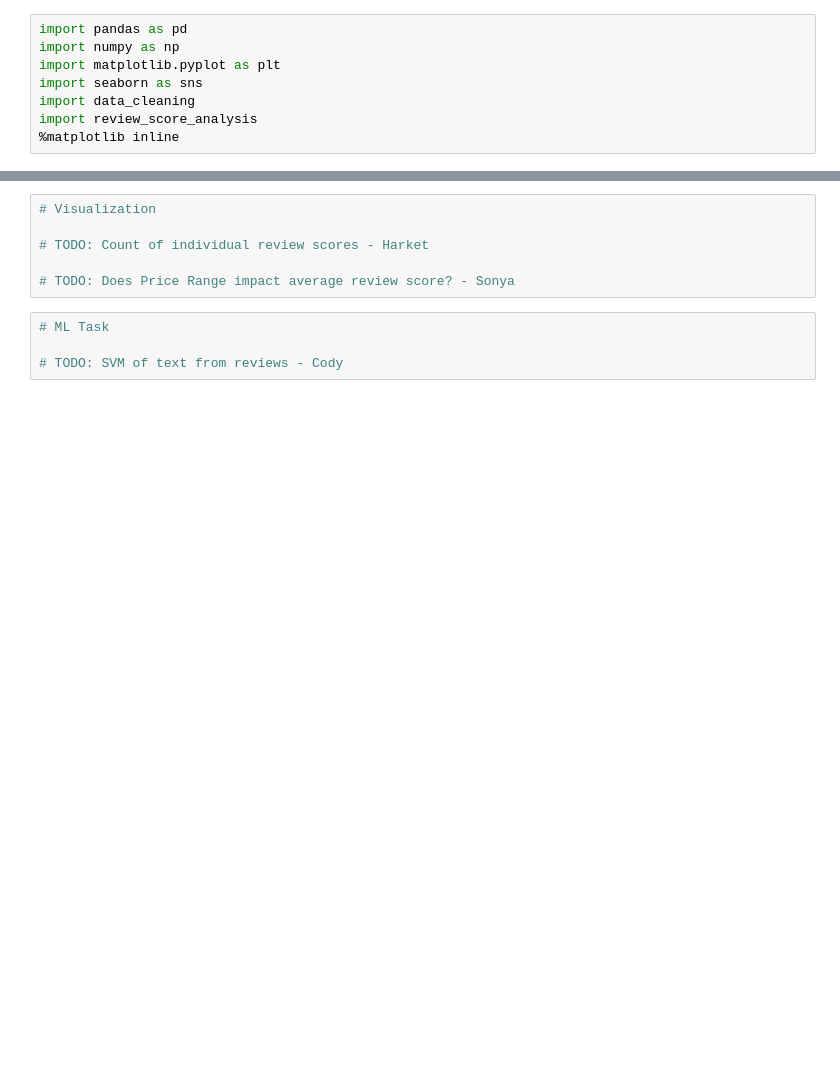
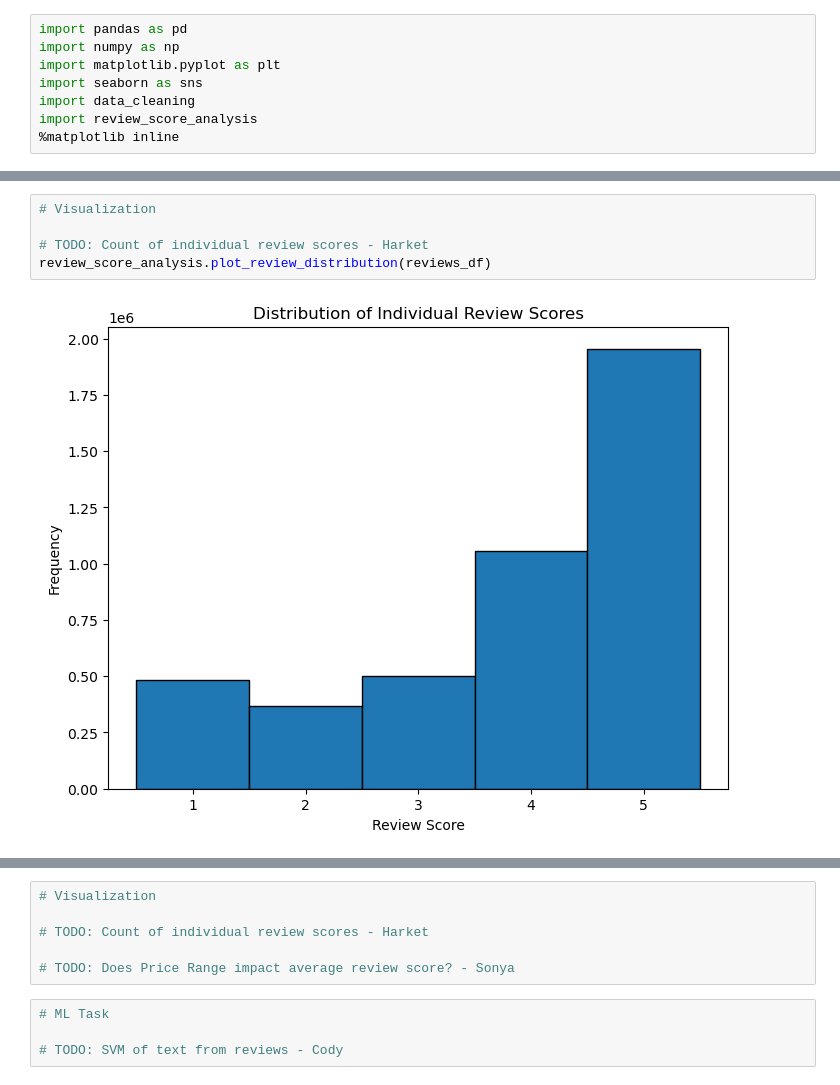
Before and after one commit to uic-cs418/group-project-better-late-than-never, a Jupyter notebook: progress_report.ipynb, the cells around one changed output, grey strips where cells are left out. Cells and saved outputs as stored; diff of their text form; blank space fills up the shorter version.

```diff
--- a/progress_report.ipynb
+++ b/progress_report.ipynb
@@ -25,3 +52,10 @@ reviews_df = data_cleaning.filter_review_data("data/yelp_academic_dataset_review
+# %%
+# Visualization
+
+# TODO: Count of individual review scores - Harket
+review_score_analysis.plot_review_distribution(reviews_df)
+# %% [output]
+[figure, added]
 # %%
 # EDA
 print(f"Total businesses: {len(restaurants_df)}")
```
Also changed, not shown: parts of 8 cells of this notebook.
